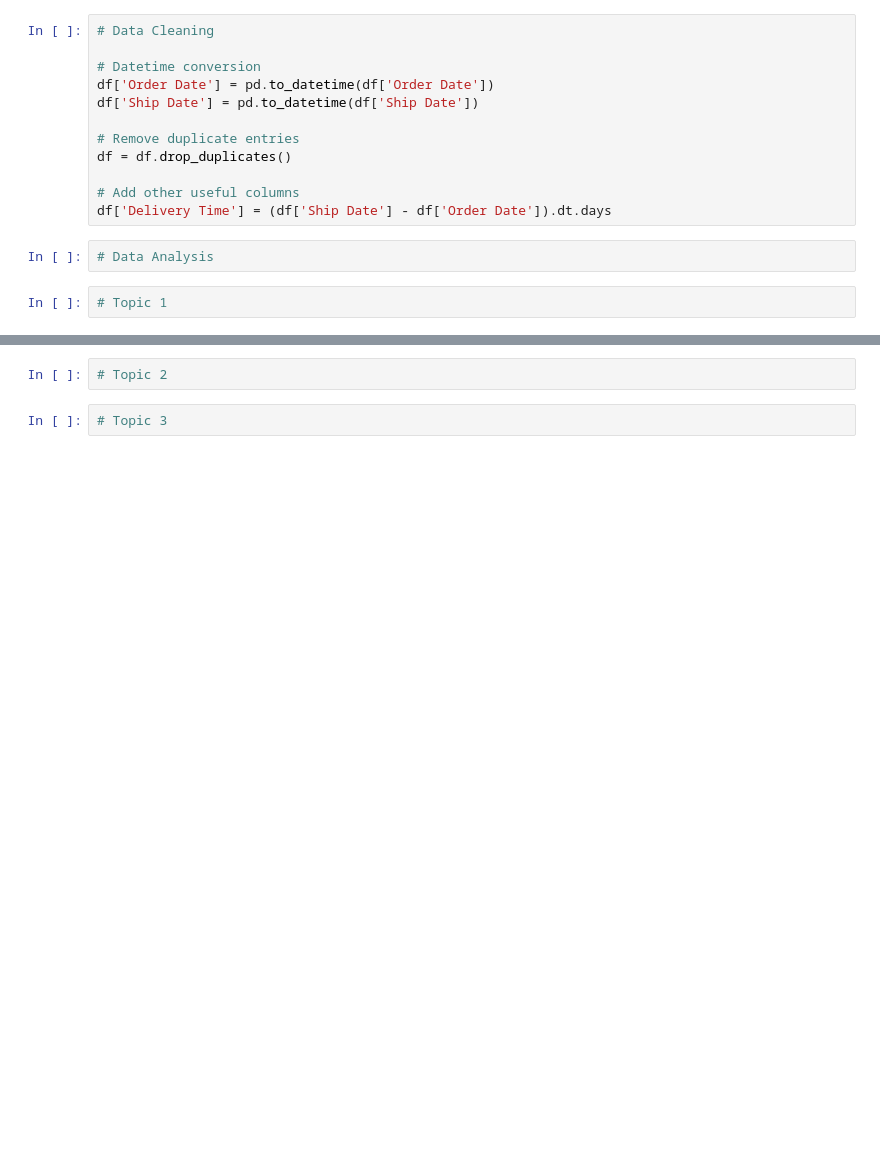
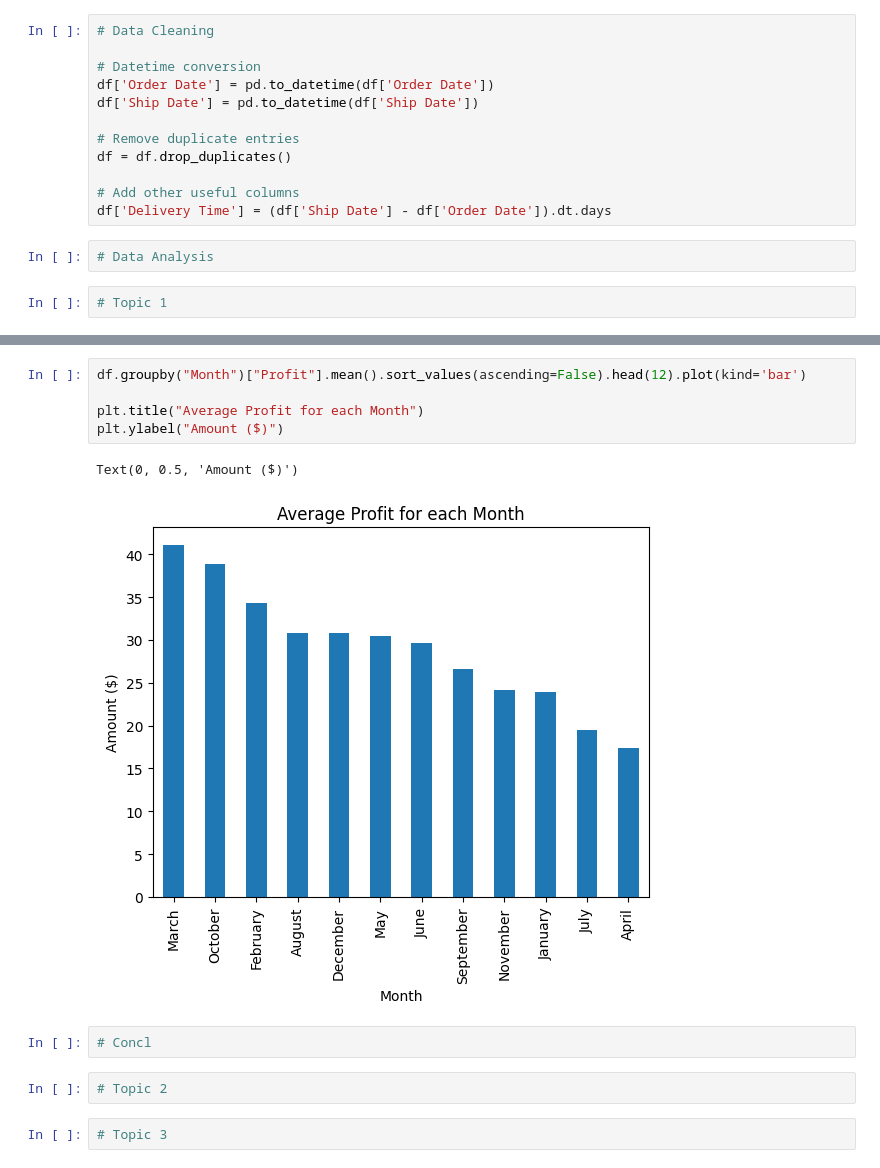
Before and after one commit to KyleNicholls19/StoreDataAnalysis, a Jupyter notebook: StoreAnalysis.ipynb, the cells around one changed output, grey strips where cells are left out. Saved outputs shown, nothing was run; the diff lists cells and outputs as text; blank space fills up the shorter version.

```diff
--- a/StoreAnalysis.ipynb
+++ b/StoreAnalysis.ipynb
@@ -77,3 +96,13 @@ df['Delivery Time'] = (df['Ship Date'] - df['Order Date']).dt.days
+# %%
+df.groupby("Month")["Profit"].mean().sort_values(ascending=False).head(12).plot(kind='bar')
+
+plt.title("Average Profit for each Month")
+plt.ylabel("Amount ($)")
+# %% [output]
+Text(0, 0.5, 'Amount ($)')
+[figure, added]
+# %%
+# Concl
 # %%
 # Topic 2
 # %%
```
Also changed, not shown: parts of 2 cells of this notebook.
